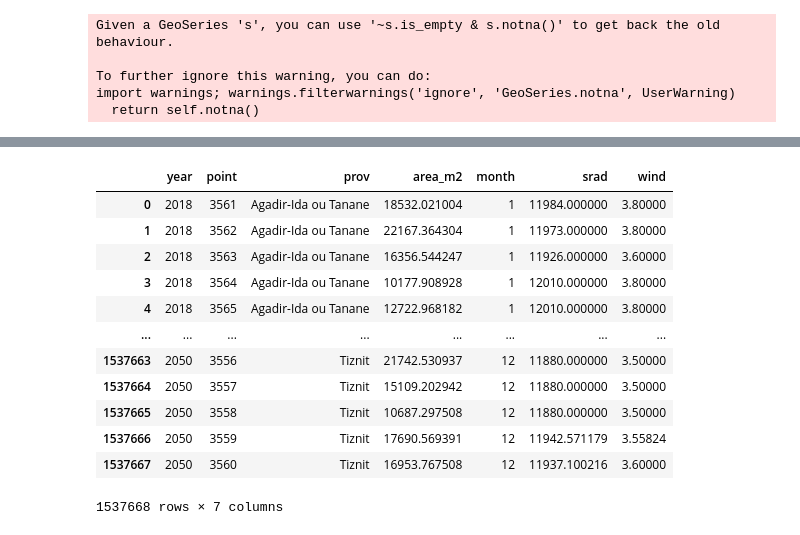
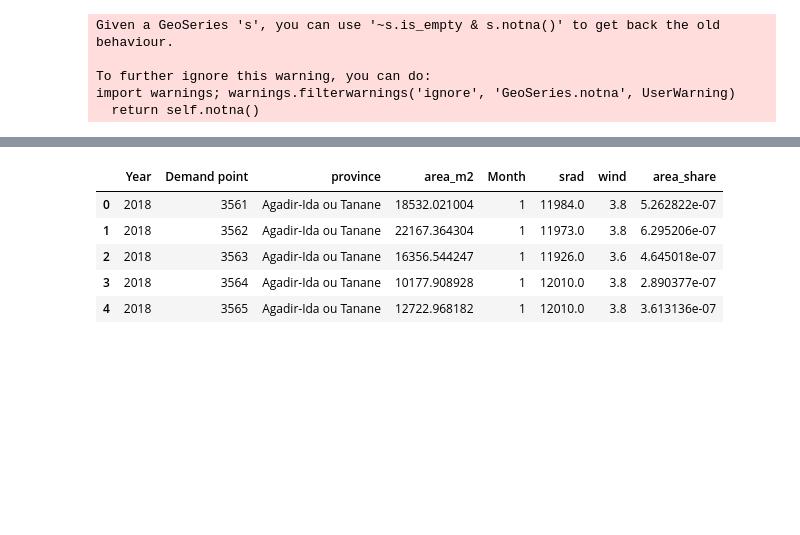
Before and after one commit to KTH-dESA/FAO, a Jupyter notebook: Cropland and Built-up areas processing.ipynb, the cells around one changed output, grey strips where cells are left out. Cells and saved outputs as stored; diff of their text form; code cells hidden in the pictures; blank space fills up the shorter version.

```diff
--- a/Cropland and Built-up areas processing.ipynb
+++ b/Cropland and Built-up areas processing.ipynb
@@ -43,7 +43,7 @@ builtarea = gpd.clip(builtarea, provinces, keep_geom_type=True)
 
 builtarea.reset_index(inplace=True, drop=True)
 builtarea.reset_index(inplace=True)
-builtarea.rename(columns={'index': 'point'}, inplace=True)
+builtarea.rename(columns={'index': 'Demand point', 'prov': 'province'}, inplace=True)
 # %% [output]
 Given a GeoSeries 's', you can use '~s.is_empty & s.notna()' to get back the old behaviour.
 
@@ -78,15 +81,15 @@ for idx, row in demand_sites.iterrows():
 # %%
 def create_time_data(data, first_year, end_year):
     df = pd.DataFrame()
-    df['year'] = list(itertools.chain.from_iterable([[year]*12*data.shape[0] for year in range(first_year,end_year+1)]))
-    y_number = df.year.unique().shape[0]
-    dff = pd.DataFrame(data.filter(regex='_srad|prov|point|area').melt(id_vars=['point','prov','area_m2']))
-    dff.rename(columns={'variable': 'month', 'value': 'srad'}, inplace=True)
+    df['Year'] = list(itertools.chain.from_iterable([[year]*12*data.shape[0] for year in range(first_year,end_year+1)]))
+    y_number = df.Year.unique().shape[0]
+    dff = pd.DataFrame(data.filter(regex='_srad|province|Demand point|area').melt(id_vars=['Demand point','province','area_m2']))
+    dff.rename(columns={'variable': 'Month', 'value': 'srad'}, inplace=True)
     dff = dff.join(data.filter(like='_wind').melt())
     dff.rename(columns={'value': 'wind'}, inplace=True)
     dff.drop(columns=['variable'], inplace=True)
-    dff['month'] = dff['month'].str.replace('_srad','').astype(int)
-    dff.sort_values(['prov','month'], inplace=True)
+    dff['Month'] = dff['Month'].str.replace('_srad','').astype(int)
+    dff.sort_values(['province','Month'], inplace=True)
     dff.reset_index(drop=True, inplace=True)
     df = df.join(pd.concat([dff]*y_number, ignore_index=True))
     return df
@@ -94,4 +97,11 @@ def create_time_data(data, first_year, end_year):
 df_cropland = create_time_data(cropland, 2018, 2050)
 # %%
 df_builtarea = create_time_data(builtarea, 2018, 2050)
+# %%
+def get_area_share(df, by, value):
+    dff = df.groupby(by)[value].sum().copy()
+    return df[value] / df[by].map(dff)
+# %%
+df_cropland['area_share'] = get_area_share(df_cropland, 'province', 'area_m2')
+df_builtarea['area_share'] = get_area_share(df_builtarea, 'province', 'area_m2')
 # %%
@@ -113,19 +116,12 @@ df_cropland
 # %%
-df_builtarea
+df_builtarea.head()
 # %% [output]
-|  | year | point | prov | area_m2 | month | srad | wind |
-| 0 | 2018 | 3561 | Agadir-Ida ou Tanane | 18532.021004 | 1 | 11984.000000 | 3.80000 |
-| 1 | 2018 | 3562 | Agadir-Ida ou Tanane | 22167.364304 | 1 | 11973.000000 | 3.80000 |
-| 2 | 2018 | 3563 | Agadir-Ida ou Tanane | 16356.544247 | 1 | 11926.000000 | 3.60000 |
-| 3 | 2018 | 3564 | Agadir-Ida ou Tanane | 10177.908928 | 1 | 12010.000000 | 3.80000 |
-| 4 | 2018 | 3565 | Agadir-Ida ou Tanane | 12722.968182 | 1 | 12010.000000 | 3.80000 |
-| ... | ... | ... | ... | ... | ... | ... | ... |
-| 1537663 | 2050 | 3556 | Tiznit | 21742.530937 | 12 | 11880.000000 | 3.50000 |
-| 1537664 | 2050 | 3557 | Tiznit | 15109.202942 | 12 | 11880.000000 | 3.50000 |
-| 1537665 | 2050 | 3558 | Tiznit | 10687.297508 | 12 | 11880.000000 | 3.50000 |
-| 1537666 | 2050 | 3559 | Tiznit | 17690.569391 | 12 | 11942.571179 | 3.55824 |
-| 1537667 | 2050 | 3560 | Tiznit | 16953.767508 | 12 | 11937.100216 | 3.60000 |
+|  | Year | Demand point | province | area_m2 | Month | srad | wind | area_share |
+| 0 | 2018 | 3561 | Agadir-Ida ou Tanane | 18532.021004 | 1 | 11984.0 | 3.8 | 5.262822e-07 |
+| 1 | 2018 | 3562 | Agadir-Ida ou Tanane | 22167.364304 | 1 | 11973.0 | 3.8 | 6.295206e-07 |
+| 2 | 2018 | 3563 | Agadir-Ida ou Tanane | 16356.544247 | 1 | 11926.0 | 3.6 | 4.645018e-07 |
+| 3 | 2018 | 3564 | Agadir-Ida ou Tanane | 10177.908928 | 1 | 12010.0 | 3.8 | 2.890377e-07 |
+| 4 | 2018 | 3565 | Agadir-Ida ou Tanane | 12722.968182 | 1 | 12010.0 | 3.8 | 3.613136e-07 |
-1537668 rows × 7 columns
 # %%
 output_folder = r'Data - Souss-Massa/Cropland and Builtarea'
 df_cropland.to_csv(os.path.join(output_folder, 'cropland.csv'), index=False)
```
Also changed, not shown: parts of 4 cells of this notebook, 27 other files.
